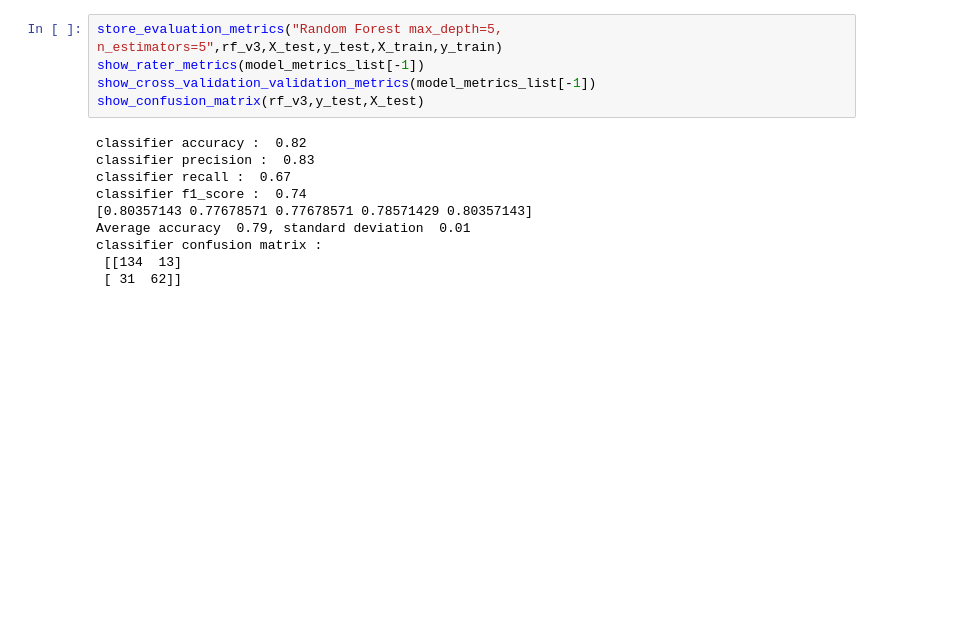
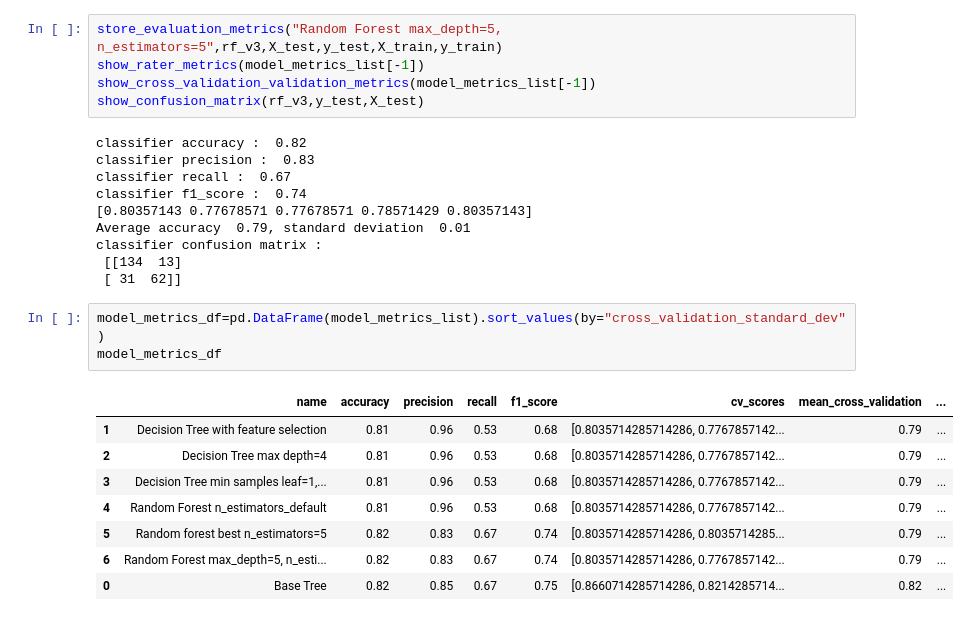
Before and after one commit to 987sebasBeller/Titanic-Survival-Prediction, a Jupyter notebook: EDA_&_prediction/data_analysis_and_prediction_fin.ipynb, the cells around one changed output. Drawn from its saved outputs; the diff is of its cells as text; blank space fills up the shorter version.

Commit message:
The best machine-learning model was analyzed and selected

```diff
--- a/EDA_&_prediction/data_analysis_and_prediction_fin.ipynb
+++ b/EDA_&_prediction/data_analysis_and_prediction_fin.ipynb
@@ -744,3 +744,15 @@ Average accuracy  0.79, standard deviation  0.01
 classifier confusion matrix :
  [[134  13]
  [ 31  62]]
+# %%
+model_metrics_df=pd.DataFrame(model_metrics_list).sort_values(by="cross_validation_standard_dev")
+model_metrics_df
+# %% [output]
+|  | name | accuracy | precision | recall | f1_score | cv_scores | mean_cross_validation | ... |
+| 1 | Decision Tree with feature selection | 0.81 | 0.96 | 0.53 | 0.68 | [0.8035714285714286, 0.7767857142... | 0.79 | ... |
+| 2 | Decision Tree max depth=4 | 0.81 | 0.96 | 0.53 | 0.68 | [0.8035714285714286, 0.7767857142... | 0.79 | ... |
+| 3 | Decision Tree min samples leaf=1,... | 0.81 | 0.96 | 0.53 | 0.68 | [0.8035714285714286, 0.7767857142... | 0.79 | ... |
+| 4 | Random Forest n_estimators_default | 0.81 | 0.96 | 0.53 | 0.68 | [0.8035714285714286, 0.7767857142... | 0.79 | ... |
+| 5 | Random forest best n_estimators=5 | 0.82 | 0.83 | 0.67 | 0.74 | [0.8035714285714286, 0.8035714285... | 0.79 | ... |
+| 6 | Random Forest max_depth=5, n_esti... | 0.82 | 0.83 | 0.67 | 0.74 | [0.8035714285714286, 0.7767857142... | 0.79 | ... |
+| 0 | Base Tree | 0.82 | 0.85 | 0.67 | 0.75 | [0.8660714285714286, 0.8214285714... | 0.82 | ... |
```
Also changed, not shown: parts of 2 cells of this notebook.
